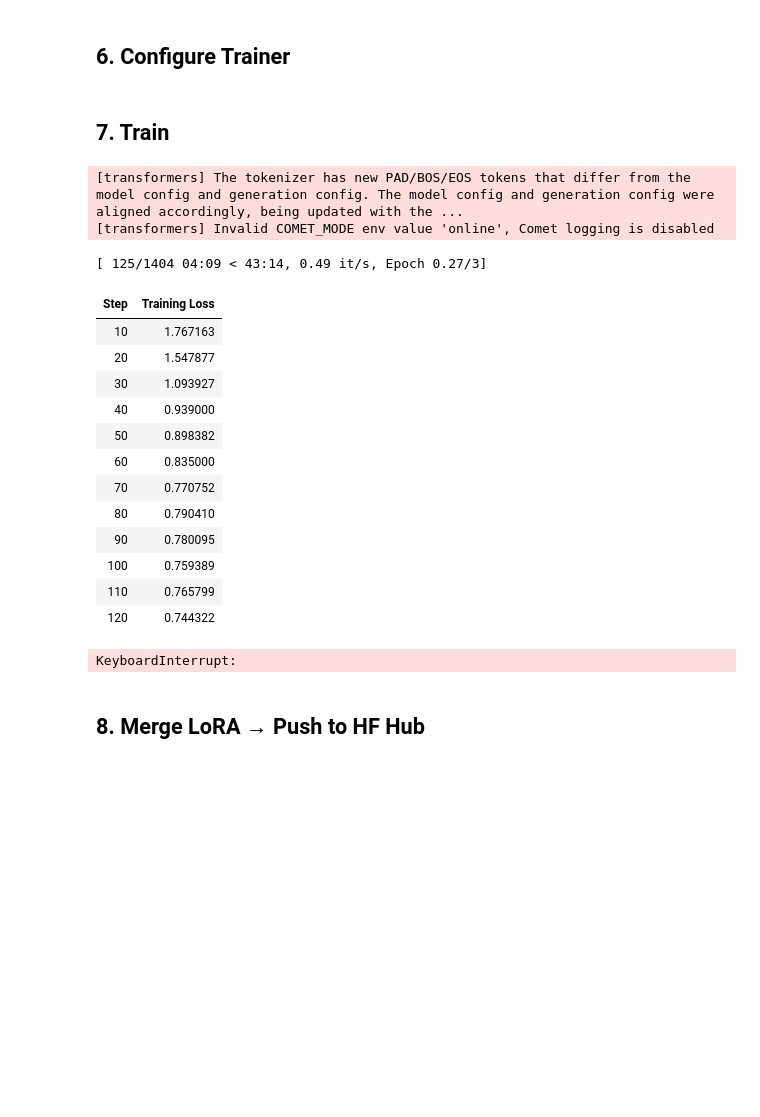
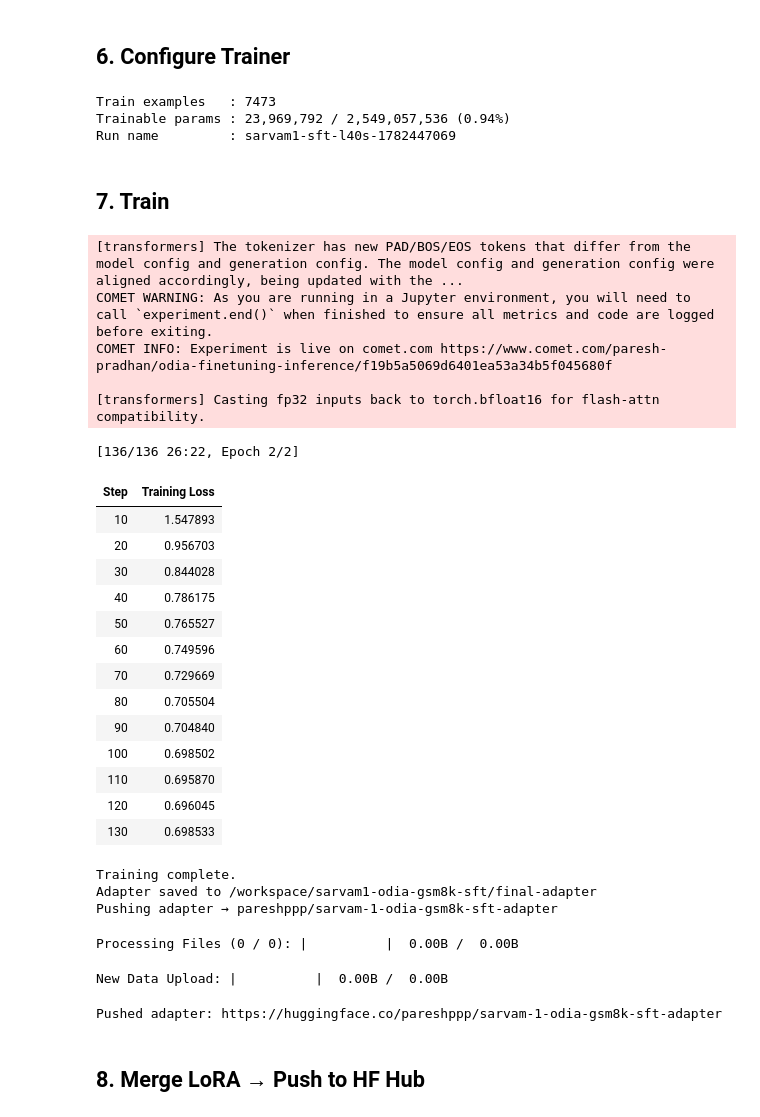
Before and after one commit to pareshppp/odia-finetuning-inference, a Jupyter notebook: notebooks/sarvam1_sft.ipynb, the cells around one changed output. Drawn from its saved outputs; the diff is of its cells as text; code cells hidden in the pictures; blank space fills up the shorter version.

```diff
--- a/notebooks/sarvam1_sft.ipynb
+++ b/notebooks/sarvam1_sft.ipynb
@@ -152,6 +164,7 @@ model_kwargs = dict(
     token=HF_TOKEN,
     trust_remote_code=True,
     device_map="auto",
+    attn_implementation="flash_attention_2",  # required for correct doc isolation when packing
 )
 
 if USE_QLORA:
@@ -228,7 +241,7 @@ sft_config = SFTConfig(
     save_steps=SAVE_STEPS,
     save_total_limit=2,
     max_length=MAX_SEQ_LEN,
-    packing=False,
+    packing=USE_PACKING,
     dataset_text_field="text",
     report_to=REPORT_TO,
     run_name=run_name,
@@ -248,34 +261,54 @@ trainable, total = trainer.model.get_nb_trainable_parameters()
 print(f"Train examples   : {len(train_ds)}")
 print(f"Trainable params : {trainable:,} / {total:,} ({100*trainable/total:.2f}%)")
 print(f"Run name         : {run_name}")
+# %% [output]
+Train examples   : 7473
+Trainable params : 23,969,792 / 2,549,057,536 (0.94%)
+Run name         : sarvam1-sft-l40s-1782447069
 # %% [markdown]
 ## 7. Train
 # %%
 trainer.train()
 print("Training complete.")
 
 adapter_dir = SFT_OUTPUT_DIR / "final-adapter"
 trainer.save_model(str(adapter_dir))
 tokenizer.save_pretrained(str(adapter_dir))
 print(f"Adapter saved to {adapter_dir}")
+
+if PUSH_TO_HUB:
+    print(f"Pushing adapter → {SFT_ADAPTER_HUB_MODEL_ID}")
+    create_repo(SFT_ADAPTER_HUB_MODEL_ID, token=HF_TOKEN, private=PRIVATE_REPO, exist_ok=True)
+    trainer.model.push_to_hub(SFT_ADAPTER_HUB_MODEL_ID, token=HF_TOKEN, private=PRIVATE_REPO)
+    tokenizer.push_to_hub(SFT_ADAPTER_HUB_MODEL_ID, token=HF_TOKEN, private=PRIVATE_REPO)
+    print(f"Pushed adapter: https://huggingface.co/{SFT_ADAPTER_HUB_MODEL_ID}")
 # %% [output]
 [transformers] The tokenizer has new PAD/BOS/EOS tokens that differ from the model config and generation config. The model config and generation config were aligned accordingly, being updated with the ...
-[transformers] Invalid COMET_MODE env value 'online', Comet logging is disabled
+COMET WARNING: As you are running in a Jupyter environment, you will need to call `experiment.end()` when finished to ensure all metrics and code are logged before exiting.
+COMET INFO: Experiment is live on comet.com https://www.comet.com/paresh-pradhan/odia-finetuning-inference/f19b5a5069d6401ea53a34b5f045680f
+
+[transformers] Casting fp32 inputs back to torch.bfloat16 for flash-attn compatibility.
-[ 125/1404 04:09 < 43:14, 0.49 it/s, Epoch 0.27/3]
+[136/136 26:22, Epoch 2/2]
 | Step | Training Loss |
-| 10 | 1.767163 |
-| 20 | 1.547877 |
-| 30 | 1.093927 |
-| 40 | 0.939000 |
-| 50 | 0.898382 |
-| 60 | 0.835000 |
-| 70 | 0.770752 |
-| 80 | 0.790410 |
-| 90 | 0.780095 |
-| 100 | 0.759389 |
-| 110 | 0.765799 |
-| 120 | 0.744322 |
+| 10 | 1.547893 |
+| 20 | 0.956703 |
+| 30 | 0.844028 |
+| 40 | 0.786175 |
+| 50 | 0.765527 |
+| 60 | 0.749596 |
+| 70 | 0.729669 |
+| 80 | 0.705504 |
+| 90 | 0.704840 |
+| 100 | 0.698502 |
+| 110 | 0.695870 |
+| 120 | 0.696045 |
+| 130 | 0.698533 |
-KeyboardInterrupt:
+Training complete.
+Adapter saved to /workspace/sarvam1-odia-gsm8k-sft/final-adapter
+Pushing adapter → pareshppp/sarvam-1-odia-gsm8k-sft-adapter
+Processing Files (0 / 0): |          |  0.00B /  0.00B
+New Data Upload: |          |  0.00B /  0.00B
+Pushed adapter: https://huggingface.co/pareshppp/sarvam-1-odia-gsm8k-sft-adapter
 # %% [markdown]
 ## 8. Merge LoRA → Push to HF Hub
 # %%
```
Also changed, not shown: parts of 5 cells of this notebook, 3 other files.
